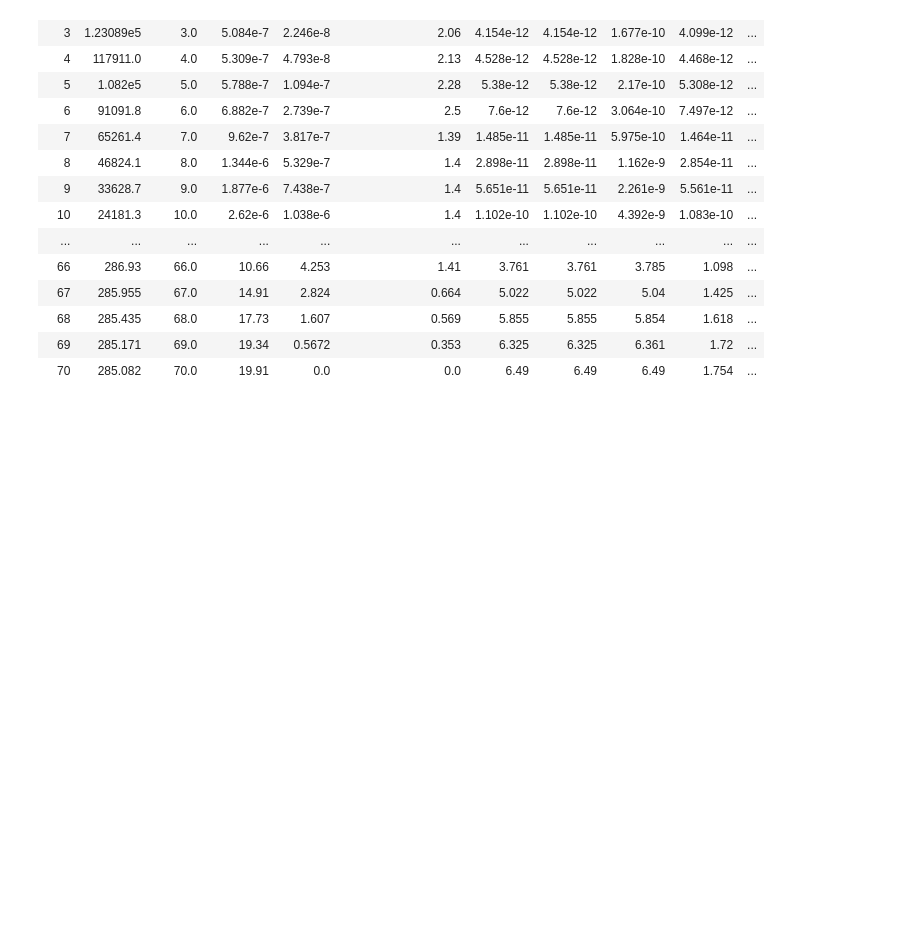
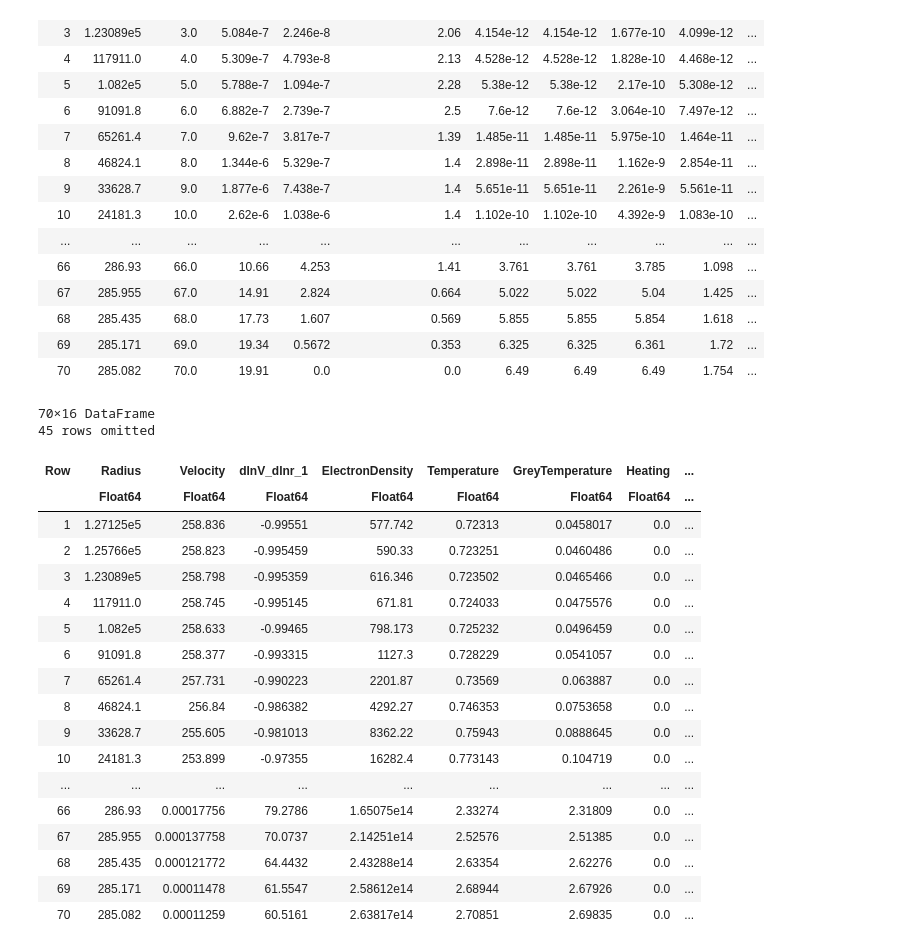
Before and after one commit to matheus-bp/CMFGEN-reading-Julia, a Jupyter notebook: model-analysis.ipynb, the cells around one changed output. Saved outputs shown, nothing was run; the diff lists cells and outputs as text; code cells hidden in the pictures; blank space fills up the shorter version.

Commit message:
read RVTJ

```diff
--- a/model-analysis.ipynb
+++ b/model-analysis.ipynb
@@ -16,7 +16,7 @@ include("physical_constants.jl")
 # %% [output]
 1.9268984e23
 # %%
-modeldir = "/home/math/Projects/CMFGEN-files-read-Julia/Test/Data/Md.dw2-XR.dw3"
+modeldir = "/home/math/Projects/CMFGEN-reading-Julia/Test/Data/Test-model"
 include("read__MODEL.jl")
 params_df = read__model(modeldir * "/MODEL")
 # %% [output]
@@ -167,0 +170,23 @@ read__meanopac(modeldir*"/MEANOPAC")
+# %%
+read__rvtj(modeldir * "/RVTJ")
+# %% [output]
+70×16 DataFrame
+45 rows omitted
+| Row | Radius | Velocity | dlnV_dlnr_1 | ElectronDensity | Temperature | GreyTemperature | Heating | ... |
+|  | Float64 | Float64 | Float64 | Float64 | Float64 | Float64 | Float64 | ... |
+| 1 | 1.27125e5 | 258.836 | -0.99551 | 577.742 | 0.72313 | 0.0458017 | 0.0 | ... |
+| 2 | 1.25766e5 | 258.823 | -0.995459 | 590.33 | 0.723251 | 0.0460486 | 0.0 | ... |
+| 3 | 1.23089e5 | 258.798 | -0.995359 | 616.346 | 0.723502 | 0.0465466 | 0.0 | ... |
+| 4 | 117911.0 | 258.745 | -0.995145 | 671.81 | 0.724033 | 0.0475576 | 0.0 | ... |
+| 5 | 1.082e5 | 258.633 | -0.99465 | 798.173 | 0.725232 | 0.0496459 | 0.0 | ... |
+| 6 | 91091.8 | 258.377 | -0.993315 | 1127.3 | 0.728229 | 0.0541057 | 0.0 | ... |
+| 7 | 65261.4 | 257.731 | -0.990223 | 2201.87 | 0.73569 | 0.063887 | 0.0 | ... |
+| 8 | 46824.1 | 256.84 | -0.986382 | 4292.27 | 0.746353 | 0.0753658 | 0.0 | ... |
+| 9 | 33628.7 | 255.605 | -0.981013 | 8362.22 | 0.75943 | 0.0888645 | 0.0 | ... |
+| 10 | 24181.3 | 253.899 | -0.97355 | 16282.4 | 0.773143 | 0.104719 | 0.0 | ... |
+| ... | ... | ... | ... | ... | ... | ... | ... | ... |
+| 66 | 286.93 | 0.00017756 | 79.2786 | 1.65075e14 | 2.33274 | 2.31809 | 0.0 | ... |
+| 67 | 285.955 | 0.000137758 | 70.0737 | 2.14251e14 | 2.52576 | 2.51385 | 0.0 | ... |
+| 68 | 285.435 | 0.000121772 | 64.4432 | 2.43288e14 | 2.63354 | 2.62276 | 0.0 | ... |
+| 69 | 285.171 | 0.00011478 | 61.5547 | 2.58612e14 | 2.68944 | 2.67926 | 0.0 | ... |
+| 70 | 285.082 | 0.00011259 | 60.5161 | 2.63817e14 | 2.70851 | 2.69835 | 0.0 | ... |
```
Also changed, not shown: parts of 2 cells of this notebook, 1 other file.
